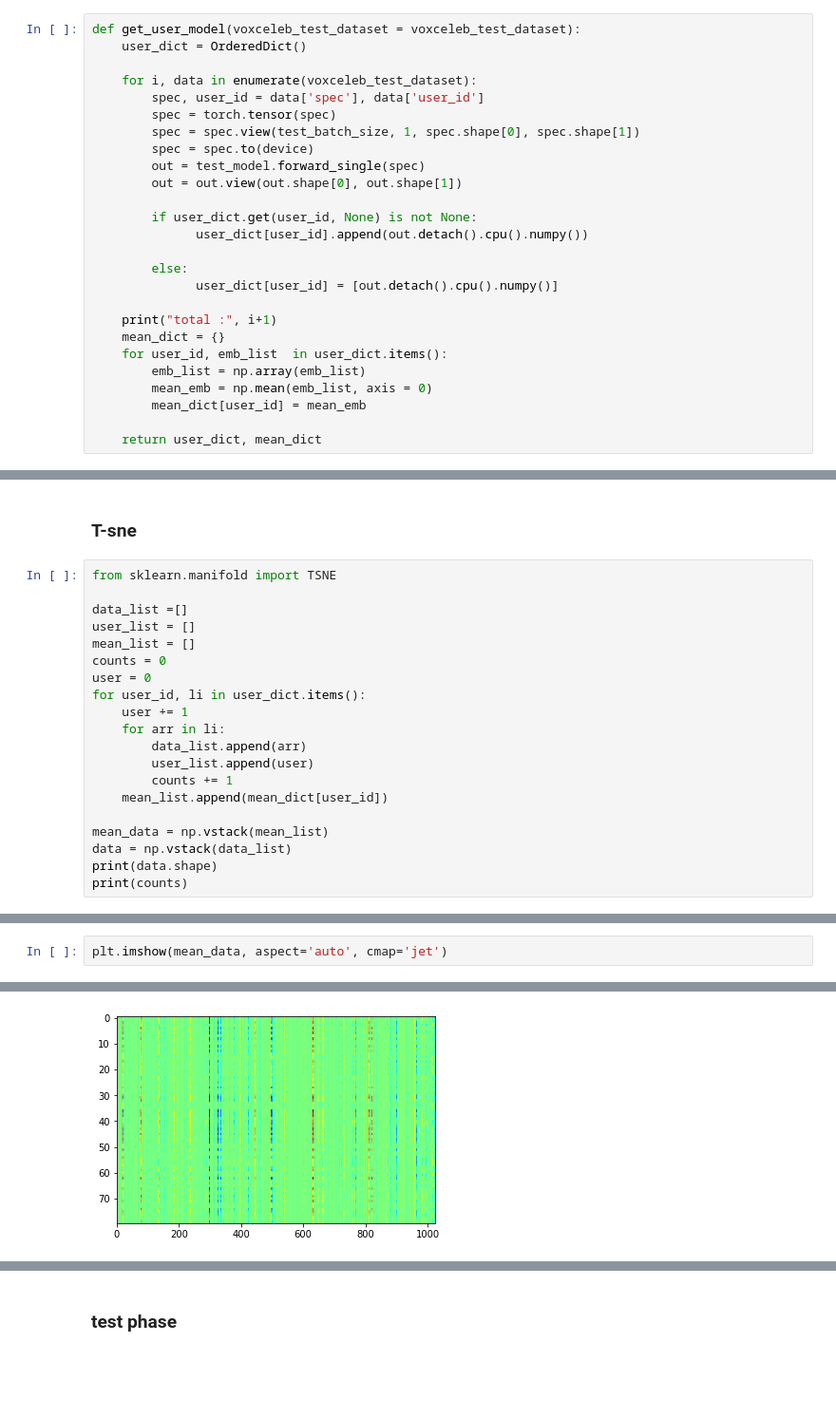
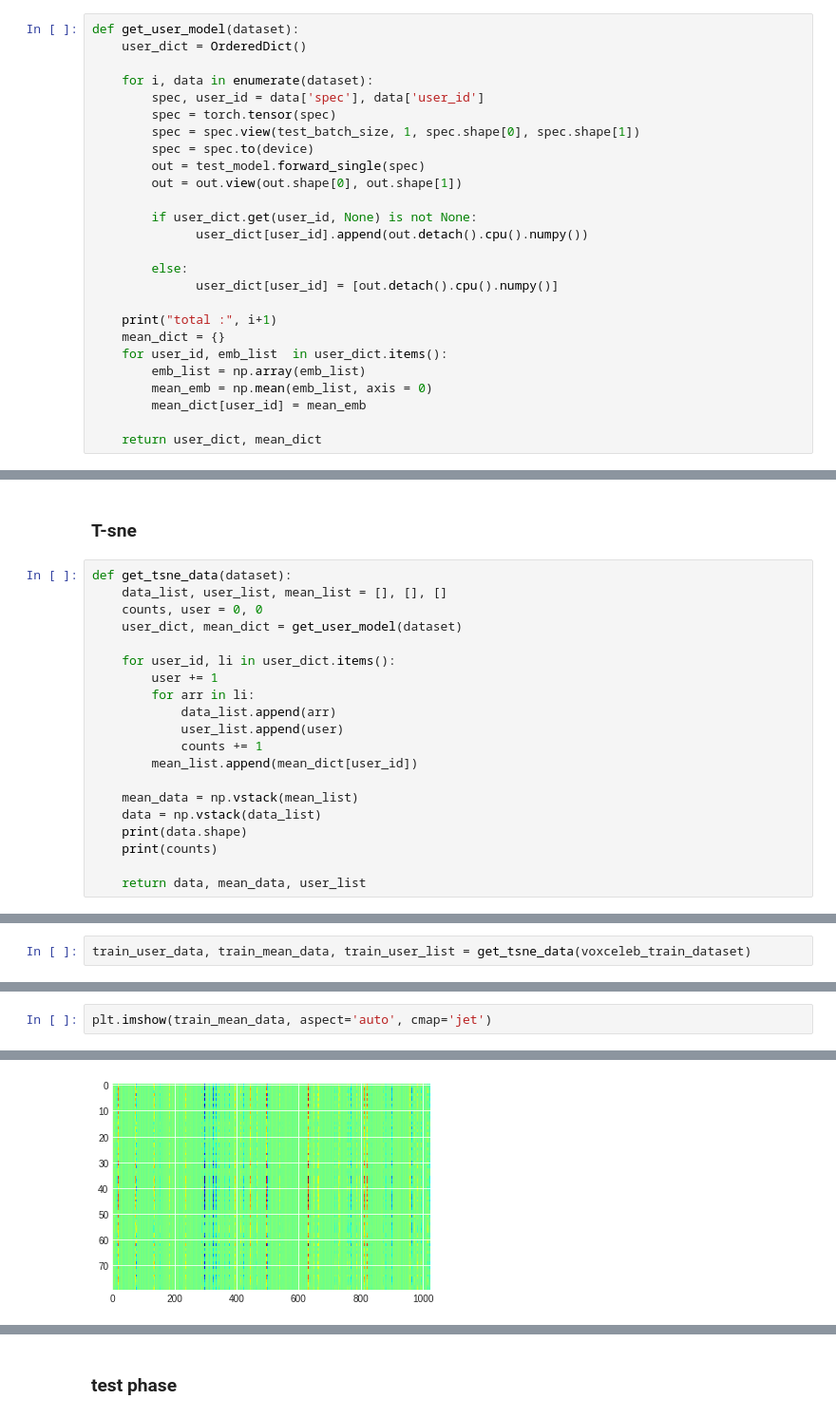
Before and after one commit to Dheeraj2444/speaker-identification, a Jupyter notebook: checkpoint_ML_Part.ipynb, the cells around one changed output, grey strips where cells are left out. Shown at 95% size. Drawn from its saved outputs; the diff is of its cells as text; blank space fills up the shorter version.

```diff
--- a/checkpoint_ML_Part.ipynb
+++ b/checkpoint_ML_Part.ipynb
@@ -119,10 +111,10 @@ print(voxceleb_test_dataset.test_users)
  'id10004' 'id10007' 'id10010' 'id10001' 'id10008' 'id10006' 'id10009'
  'id10002' 'id10003' 'id10005']
 # %%
-def get_user_model(voxceleb_test_dataset = voxceleb_test_dataset):
+def get_user_model(dataset):
     user_dict = OrderedDict()
 
-    for i, data in enumerate(voxceleb_test_dataset):
+    for i, data in enumerate(dataset):
         spec, user_id = data['spec'], data['user_id']
         spec = torch.tensor(spec)
         spec = spec.view(test_batch_size, 1, spec.shape[0], spec.shape[1])
@@ -162,22 +139,22 @@ total : 800
 # %% [markdown]
 ###  T-sne
 # %%
-from sklearn.manifold import TSNE
+def get_tsne_data(dataset):
+    data_list, user_list, mean_list = [], [], []
+    counts, user = 0, 0
+    user_dict, mean_dict = get_user_model(dataset)
 
-data_list =[]
-user_list = []
-mean_list = []
-counts = 0
-user = 0
-for user_id, li in user_dict.items():
-    user += 1
-    for arr in li:
-        data_list.append(arr)
-        user_list.append(user)
-        counts += 1
-    mean_list.append(mean_dict[user_id])
+    for user_id, li in user_dict.items():
+        user += 1
+        for arr in li:
+            data_list.append(arr)
+            user_list.append(user)
+            counts += 1
+        mean_list.append(mean_dict[user_id])
 
-mean_data = np.vstack(mean_list)
-data = np.vstack(data_list)
-print(data.shape)
-print(counts)
+    mean_data = np.vstack(mean_list)
+    data = np.vstack(data_list)
+    print(data.shape)
+    print(counts)
+
+    return data, mean_data, user_list
@@ -186,0 +161,2 @@ print(counts)
+# %%
+train_user_data, train_mean_data, train_user_list = get_tsne_data(voxceleb_train_dataset)
@@ -187,5 +167,5 @@ print(counts)
 # %%
-plt.imshow(mean_data, aspect='auto', cmap='jet')
+plt.imshow(train_mean_data, aspect='auto', cmap='jet')
 # %% [output]
 <matplotlib.image.AxesImage at 0x...>
-[figure, old version]
+[figure, new version]
```
Also changed, not shown: parts of 26 cells of this notebook, 7 other files.
